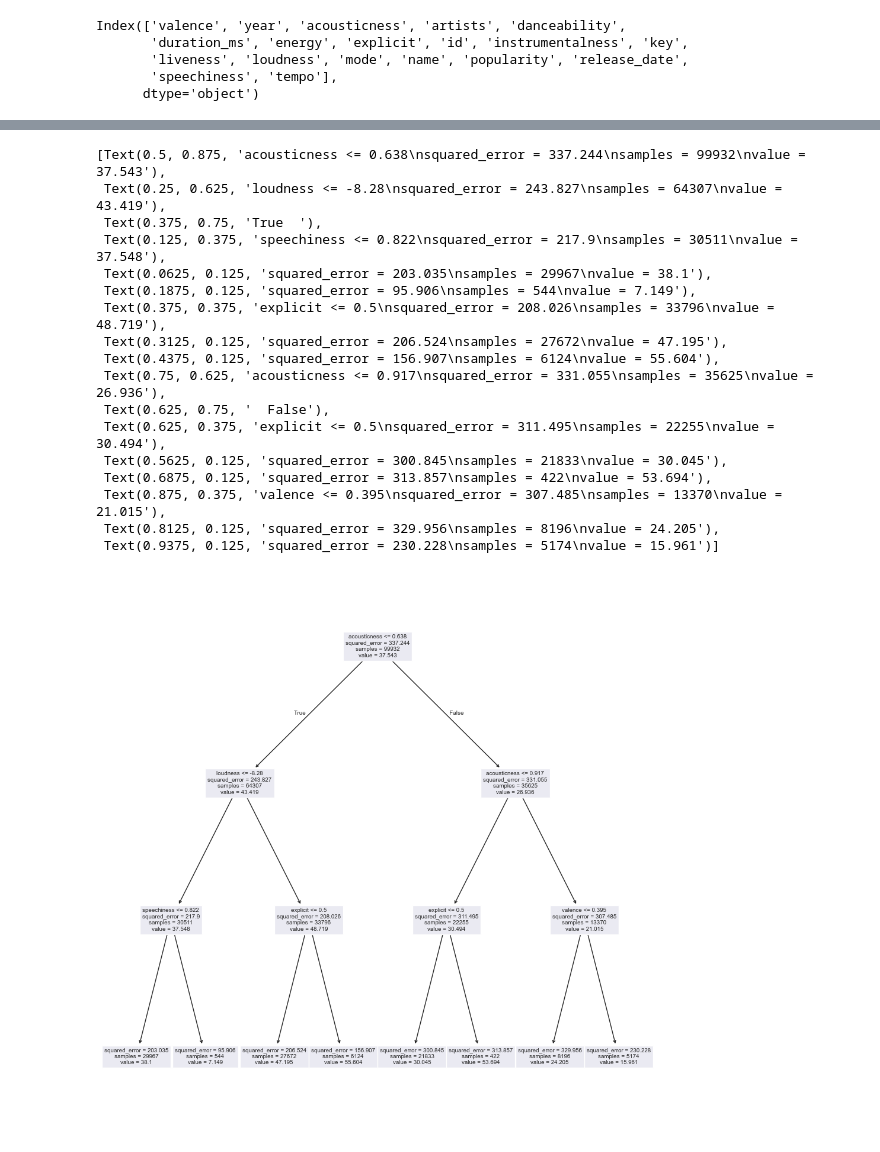
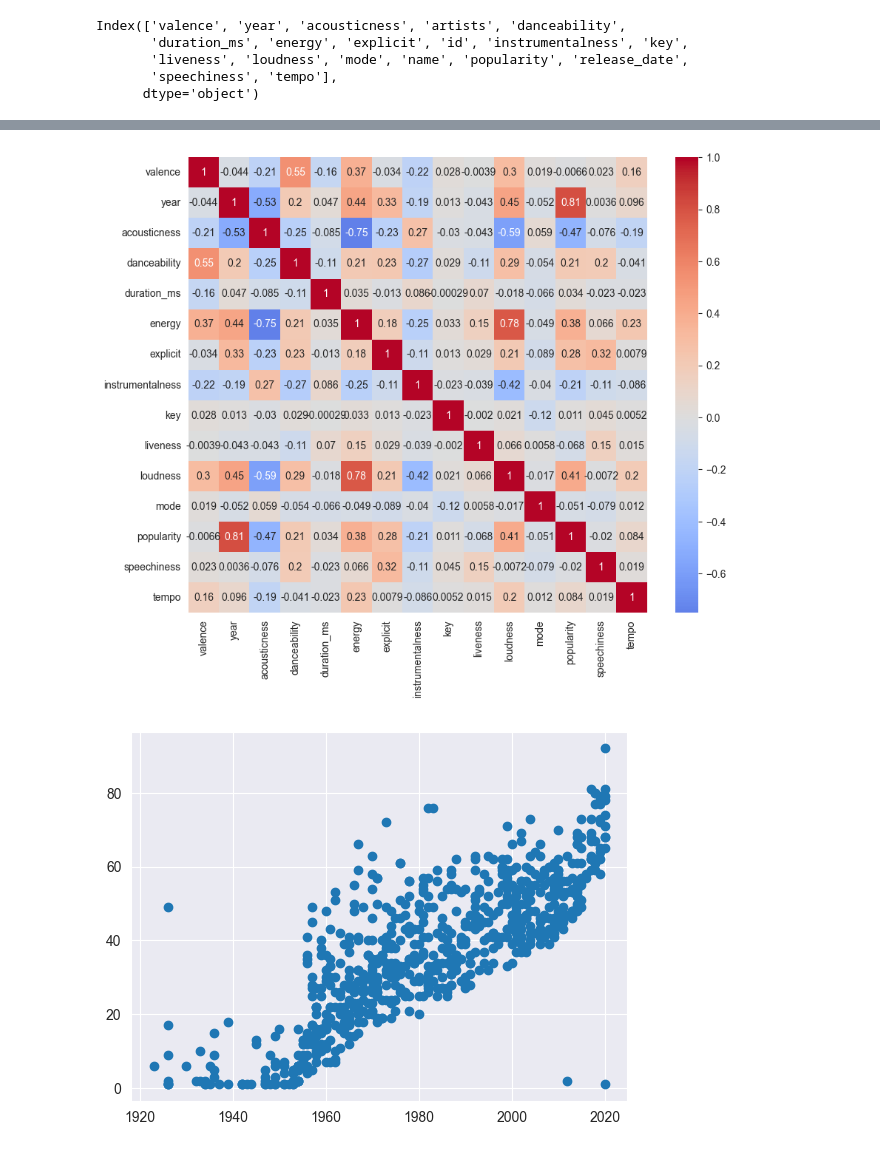
Before and after one commit to CameronOldweiler/DataProjects, a Jupyter notebook: Project2.ipynb, the cells around one changed output, grey strips where cells are left out. Cells and saved outputs as stored; diff of their text form; code cells hidden in the pictures.

```diff
--- a/Project2.ipynb
+++ b/Project2.ipynb
@@ -99,25 +66,20 @@ G = grid.fit(X_train, y_train)
-# %%
-ax = subplots(figsize = (12, 12))[1]
-best_ = grid.best_estimator_
-plot_tree(best_,
-          feature_names = feature_names,
-          ax = ax)
-# %% [output]
-[Text(0.5, 0.875, 'acousticness <= 0.638\nsquared_error = 337.244\nsamples = 99932\nvalue = 37.543'),
- Text(0.25, 0.625, 'loudness <= -8.28\nsquared_error = 243.827\nsamples = 64307\nvalue = 43.419'),
- Text(0.375, 0.75, 'True  '),
- Text(0.125, 0.375, 'speechiness <= 0.822\nsquared_error = 217.9\nsamples = 30511\nvalue = 37.548'),
- Text(0.0625, 0.125, 'squared_error = 203.035\nsamples = 29967\nvalue = 38.1'),
- Text(0.1875, 0.125, 'squared_error = 95.906\nsamples = 544\nvalue = 7.149'),
- Text(0.375, 0.375, 'explicit <= 0.5\nsquared_error = 208.026\nsamples = 33796\nvalue = 48.719'),
- Text(0.3125, 0.125, 'squared_error = 206.524\nsamples = 27672\nvalue = 47.195'),
- Text(0.4375, 0.125, 'squared_error = 156.907\nsamples = 6124\nvalue = 55.604'),
- Text(0.75, 0.625, 'acousticness <= 0.917\nsquared_error = 331.055\nsamples = 35625\nvalue = 26.936'),
- Text(0.625, 0.75, '  False'),
- Text(0.625, 0.375, 'explicit <= 0.5\nsquared_error = 311.495\nsamples = 22255\nvalue = 30.494'),
- Text(0.5625, 0.125, 'squared_error = 300.845\nsamples = 21833\nvalue = 30.045'),
- Text(0.6875, 0.125, 'squared_error = 313.857\nsamples = 422\nvalue = 53.694'),
- Text(0.875, 0.375, 'valence <= 0.395\nsquared_error = 307.485\nsamples = 13370\nvalue = 21.015'),
- Text(0.8125, 0.125, 'squared_error = 329.956\nsamples = 8196\nvalue = 24.205'),
- Text(0.9375, 0.125, 'squared_error = 230.228\nsamples = 5174\nvalue = 15.961')]
-[figure, removed]
+# %%
+Spotify_subset = Spotify.drop(columns = ['artists', 'name', 'release_date', 'id'])
+
+corr_matrix = Spotify_subset.corr()
+
+plt.figure(figsize = (10, 8))
+
+sns.heatmap(corr_matrix, annot = True, cmap = 'coolwarm', center = 0)
+
+plt.show()
+# %% [output]
+[figure, added]
+# %%
+Spotify_sample = Spotify_subset.sample(frac = 0.005, random_state = 0)
+X = Spotify_sample['year']
+y = Spotify_sample['popularity']
+plt.scatter(X, y)
+plt.show()
+# %% [output]
+[figure, added]
```
Also changed, not shown: parts of 21 cells of this notebook.
